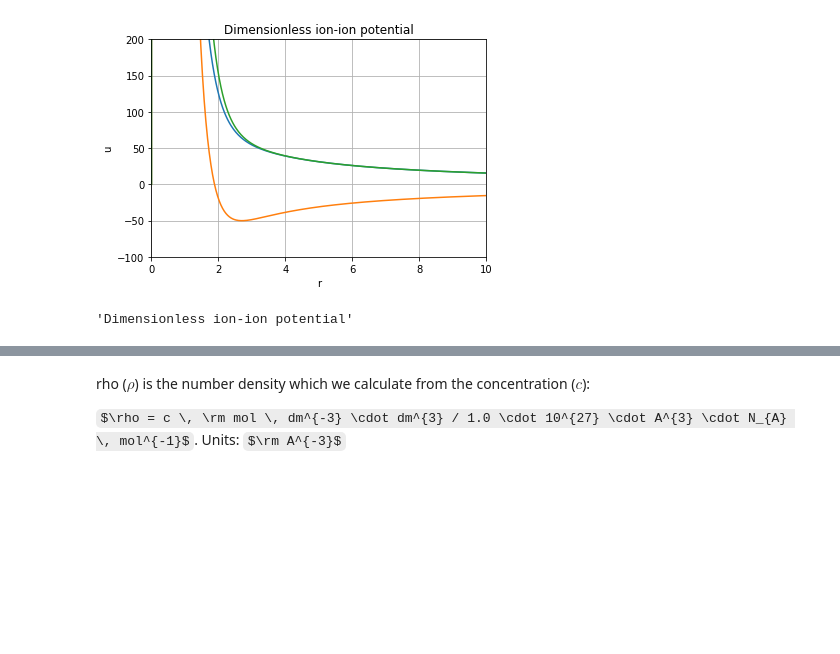
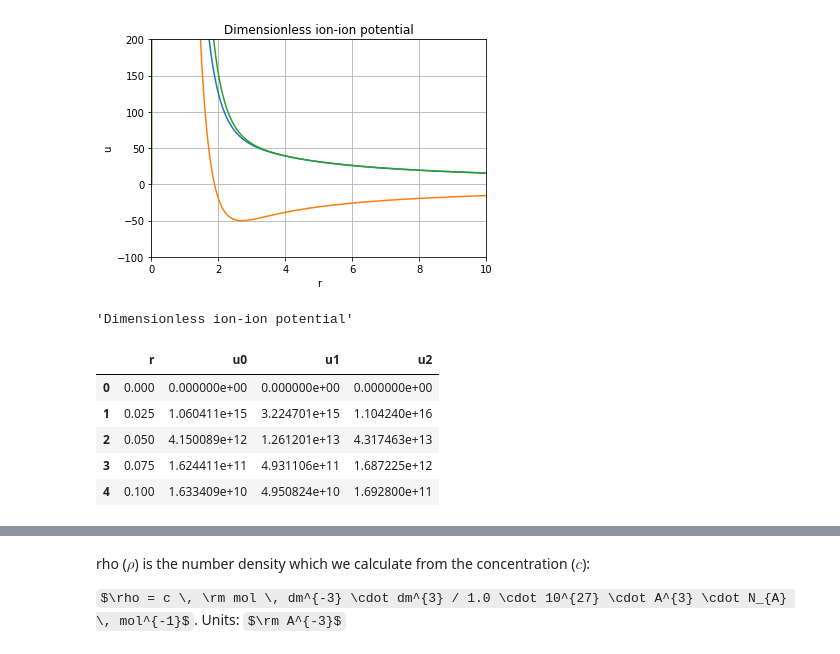
Before and after one commit to Mjboothaus/PhD-Thesis, a Jupyter notebook: notebooks/singlet_kcl.ipynb, the cells around one changed output, grey strips where cells are left out. Cells and saved outputs as stored; diff of their text form; code cells hidden in the pictures; some formulas as TeX source; blank space fills up the shorter version.

```diff
--- a/notebooks/singlet_kcl.ipynb
+++ b/notebooks/singlet_kcl.ipynb
@@ -219,0 +224,9 @@ make_simple_plot(r, beta * u, "r", "u", "Dimensionless ion-ion potential", xliml
+# %%
+df.head()
+# %% [output]
+|  | r | u0 | u1 | u2 |
+| 0 | 0.000 | 0.000000e+00 | 0.000000e+00 | 0.000000e+00 |
+| 1 | 0.025 | 1.060411e+15 | 3.224701e+15 | 1.104240e+16 |
+| 2 | 0.050 | 4.150089e+12 | 1.261201e+13 | 4.317463e+13 |
+| 3 | 0.075 | 1.624411e+11 | 4.931106e+11 | 1.687225e+12 |
+| 4 | 0.100 | 1.633409e+10 | 4.950824e+10 | 1.692800e+11 |
```
Also changed, not shown: parts of 25 cells of this notebook, 2 other files.
